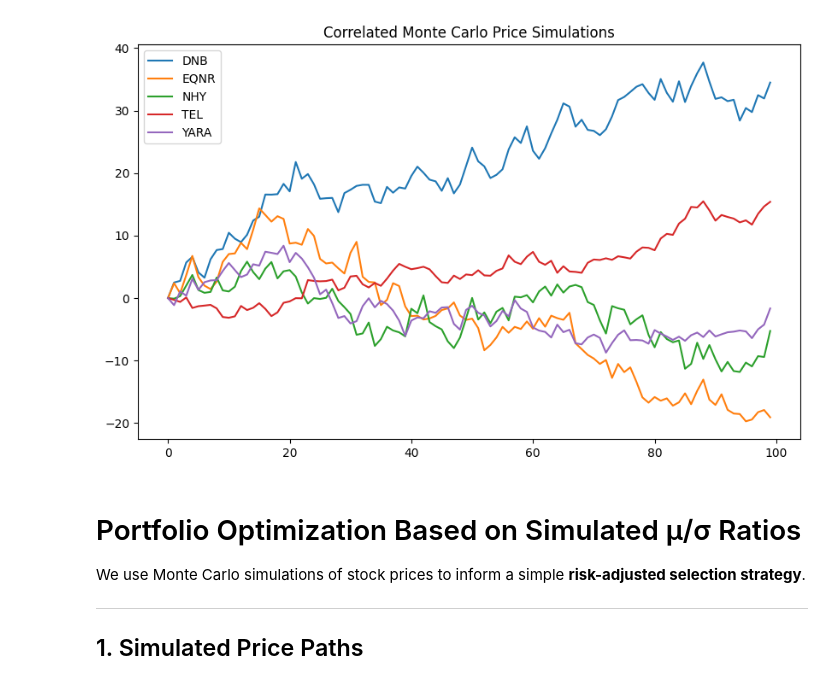
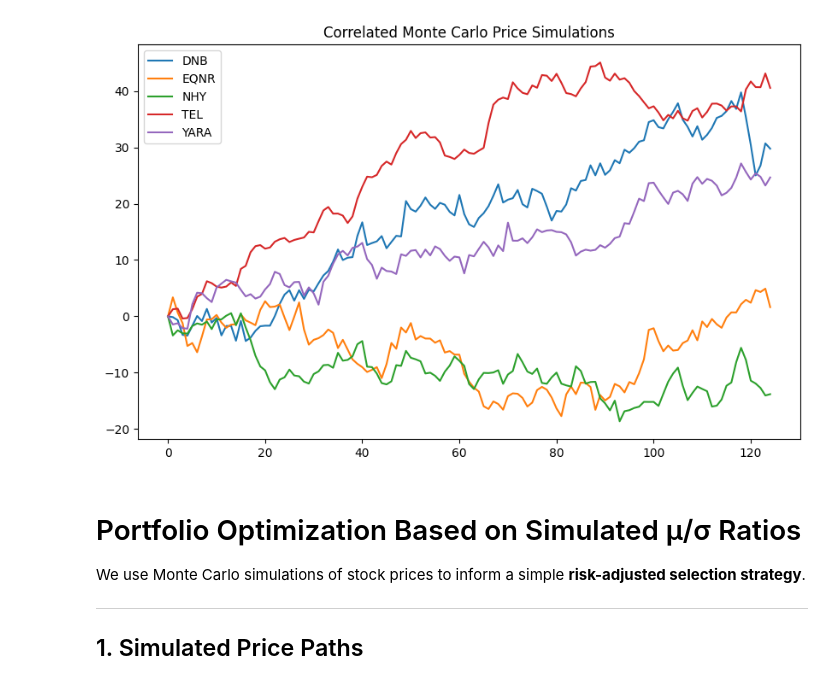
Before and after one commit to nathsten/Quantitative-Finance-Crashcourse, a Jupyter notebook: Portfolio-optimization.ipynb, the cells around one changed output. Cells and saved outputs as stored; diff of their text form; code cells hidden in the pictures.

```diff
--- a/Portfolio-optimization.ipynb
+++ b/Portfolio-optimization.ipynb
@@ -133,12 +133,8 @@ from scipy import stats
 from matplotlib import pyplot as plt
 import statsmodels.api as sm
 # %%
-import pandas as pd
-import numpy as np
-import matplotlib.pyplot as plt
-
 # --- Parameters ---
-T = 100     # time steps
+T = 125     # time steps
 N = 50      # number of simulations per stock
 
 # --- Load dataset ---
@@ -177,35 +173,35 @@ simulations = {}
 
 for t_idx, ticker in enumerate(tickers):
     S0 = df[df["Ticker"] == ticker]['Close'].iloc[0]
     simulations[ticker] = np.zeros((N, T))
     simulations[ticker][:, 0] = S0
 
 # simulate paths jointly
 for i in range(N):
     # correlated random shocks for all assets
     Z = np.random.normal(size=(T-1, n_assets))
     correlated_Z = np.inner(Z, L.T)  # apply Cholesky
 
     for t in range(1, T):
         for j, ticker in enumerate(tickers):
             mu = mu_dict[ticker]
             sigma = sigma_dict[ticker]
             S0 = simulations[ticker][i, t-1]
 
-            drift = (mu - 0.5 * sigma**2)*dt
+            drift = (mu - 0.5 * sigma**2)
             shock = sigma * correlated_Z[t-1, j]
 
             simulations[ticker][i, t] = S0 * np.exp(drift + shock)
 
 # --- Plot example paths ---
 plt.figure(figsize=(10,6))
 for ticker in tickers:
     plt.plot(range(T), 100*(simulations[ticker][0]/simulations[ticker][0][0] - 1), label=ticker)  # first path of each stock
 plt.legend()
 plt.title("Correlated Monte Carlo Price Simulations")
 plt.show()
 # %% [output]
-[figure, old version]
+[figure, new version]
 # %% [markdown]
 # Portfolio Optimization Based on Simulated μ/σ Ratios
 
```
Also changed, not shown: parts of 4 cells of this notebook, 2 other files.
